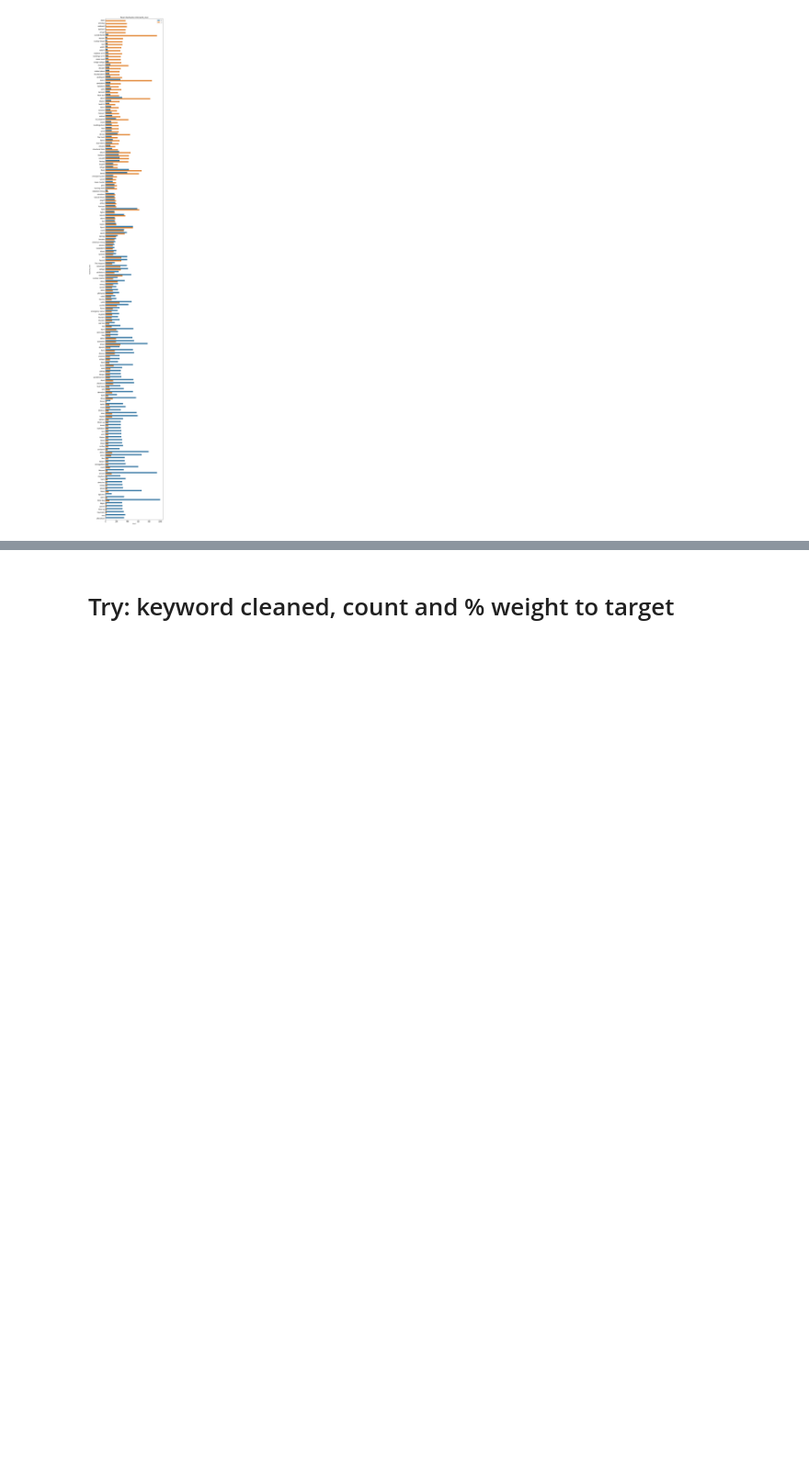
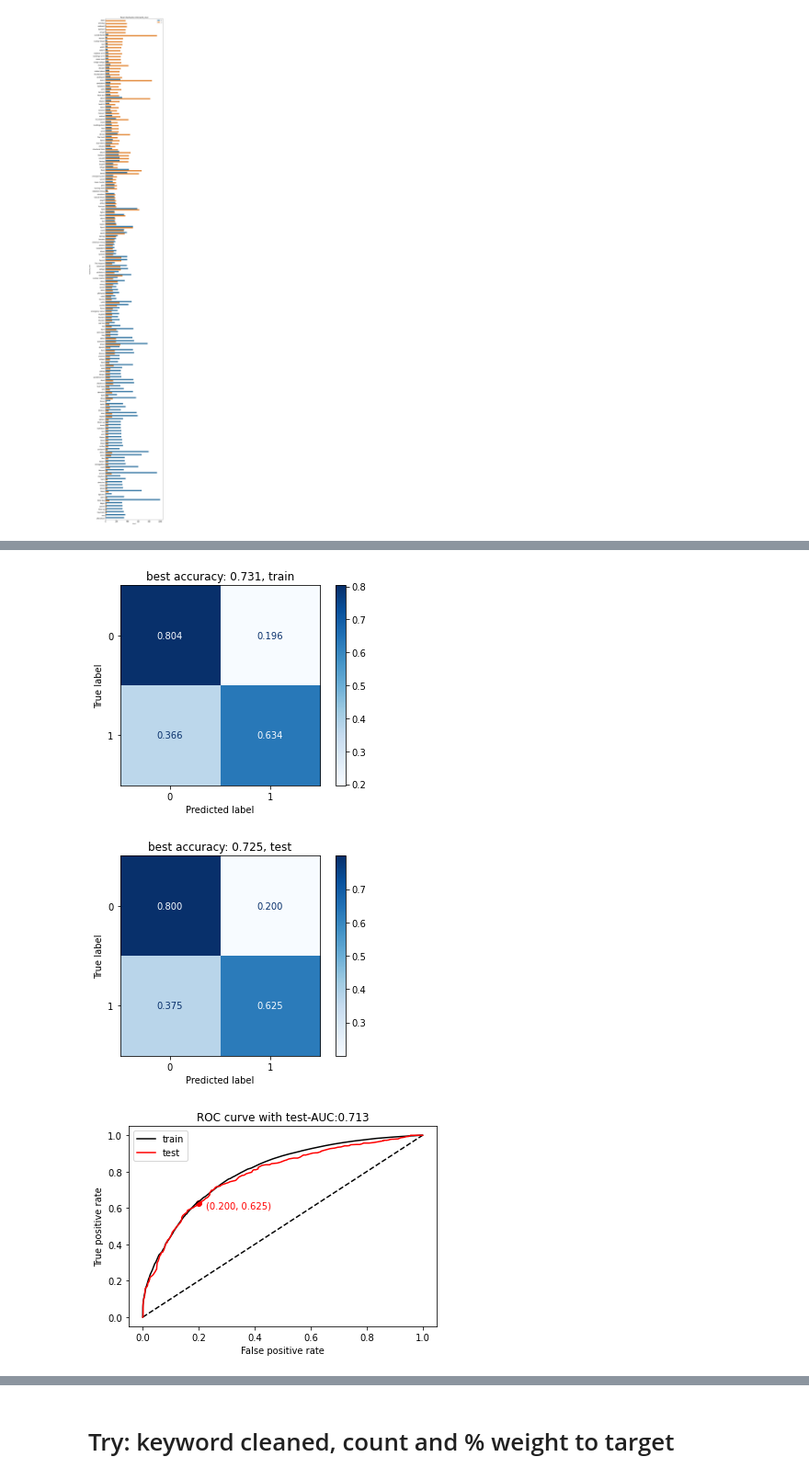
Before and after one commit to TTD-JPO/TDD-project, a Jupyter notebook: Main_TweetDisasterDetection.ipynb, the cells around one changed output, grey strips where cells are left out. Shown at 92% size. Cells and saved outputs as stored; diff of their text form; code cells hidden in the pictures; blank space fills up the shorter version.

```diff
--- a/Main_TweetDisasterDetection.ipynb
+++ b/Main_TweetDisasterDetection.ipynb
@@ -451,0 +467,13 @@ plot_words_to_target (df_keys, 'keyword_clean', 'target')
+# %%
+# Tfidf + MultinominalNB, keywords with regex, clean , df_keys
+
+pipeMNB = make_pipeline(TfidfVectorizer(ngram_range=(1, 1)), MultinomialNB())
+%time fpr_0, tpr_0, auc_0 = my_fit_cm(df_keys, pipeMNB, "keyword_clean", "target")
+pipe_name.append( 'keywords_clean >> TFIDF(1,1), MNB' )
+auc.append( auc_0 )
+fpr.append( fpr_0 )
+tpr.append( tpr_0 )
+# %% [output]
+[figure, added]
+[figure, added]
+[figure, added]
```
Also changed, not shown: parts of 2 cells of this notebook.
